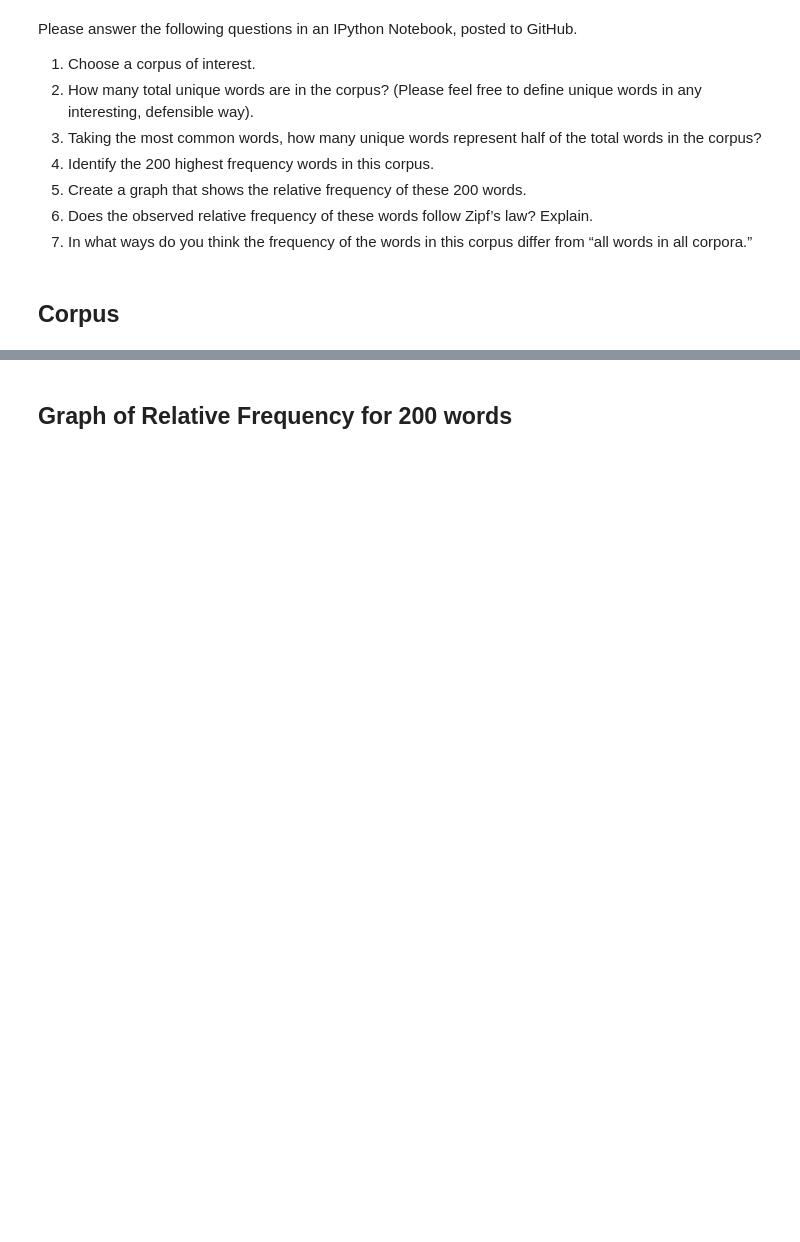
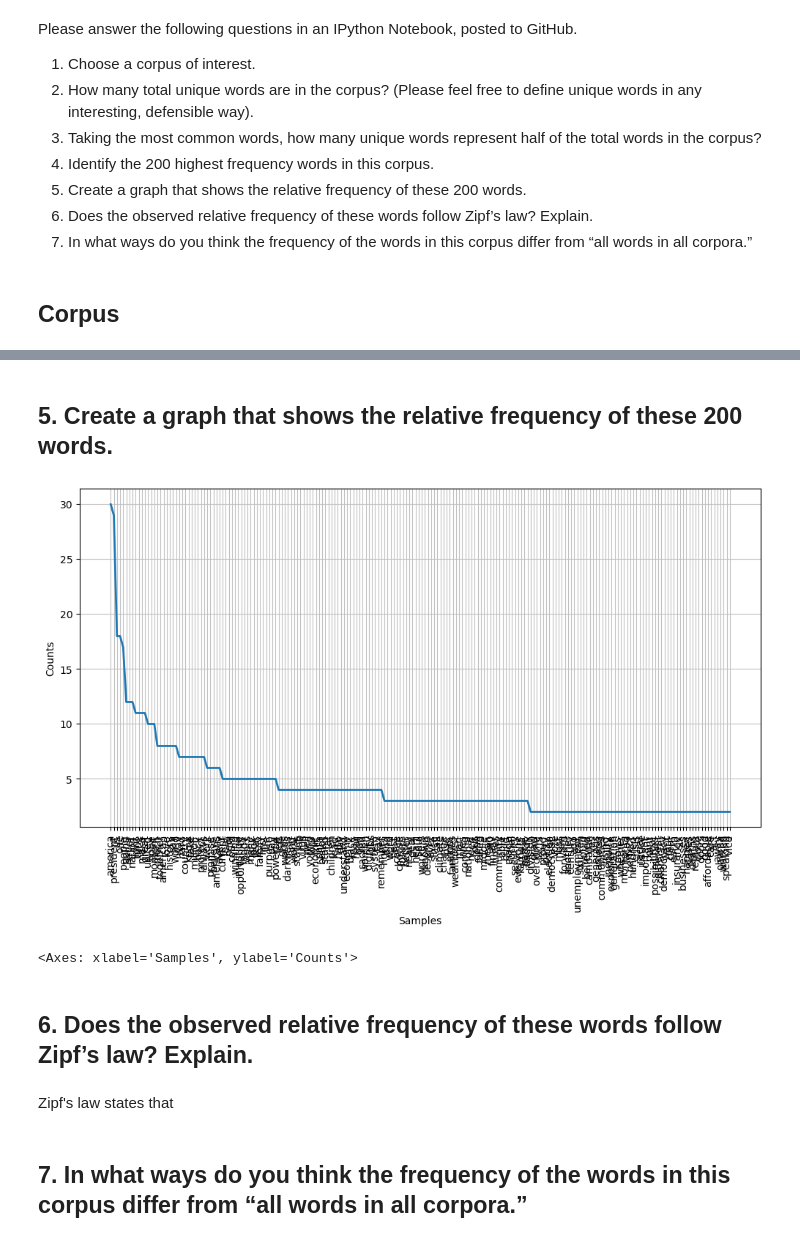
Before and after one commit to moham6839/Data_620_Web_Analytics, a Jupyter notebook: Week 8 Assignment/Week 8 Assignment - High Frequency Words.ipynb, the cells around one changed output, grey strips where cells are left out. Saved outputs shown, nothing was run; the diff lists cells and outputs as text; code cells hidden in the pictures; blank space fills up the shorter version.

Commit message:
added freq count of words

```diff
--- a/Week 8 Assignment/Week 8 Assignment - High Frequency Words.ipynb
+++ b/Week 8 Assignment/Week 8 Assignment - High Frequency Words.ipynb
@@ -66,0 +59,9 @@ len(gen_set), total_words  #counts number of unique words vs total words
+# %%
+sw_list = stopwords.words('english')
+sw_list += list(string.punctuation)
+sw_list += ["''", '""', '...', '``', '’', '“', '’', '”', '‘', '‘', '.',
+            'said', 'and', 'but', 'the', '-', '–', '—', 'let', ',', 'get', '1', '1', 'like', 'lot', "'s","'ll","'re","n't","'ve","'m"]
+sw_set = set(sw_list)
+# %%
+# tokenize text
+speech_words = nltk.word_tokenize(text)
@@ -66,0 +92,6 @@ len(gen_set), total_words  #counts number of unique words vs total words
+# %%
+# remove single characters
+speech_words = [word for word in speech_words if len(word) > 1]
+
+# remove stopwords
+speech_words = [word for word in speech_words if word not in sw_set]
@@ -84,0 +126,3 @@ print(i, words, total_words)
+# %%
+# count word frequencies
+speech_word_freqs = nltk.FreqDist(speech_words)
@@ -85,2 +176,15 @@ print(i, words, total_words)
 # %% [markdown]
-## Graph of Relative Frequency for 200 words
+## 5. Create a graph that shows the relative frequency of these 200 words.
+# %%
+# plot word frequencies
+plt.rcParams['figure.figsize'] = [12, 6]
+speech_word_freqs.plot(200)
+# %% [output]
+[figure, added]
+<Axes: xlabel='Samples', ylabel='Counts'>
+# %% [markdown]
+## 6. Does the observed relative frequency of these words follow Zipf’s law? Explain.
+# %% [markdown]
+Zipf's law states that
+# %% [markdown]
+## 7. In what ways do you think the frequency of the words in this corpus differ from “all words in all corpora.”
```
Also changed, not shown: parts of 21 cells of this notebook, 1 other file.
